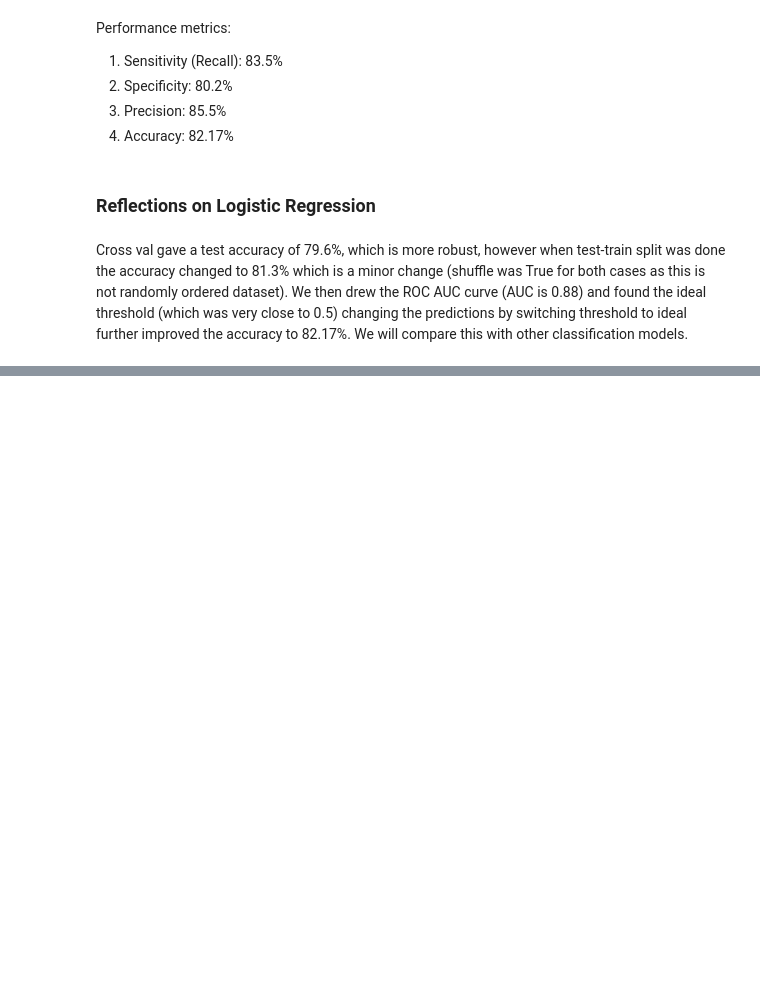
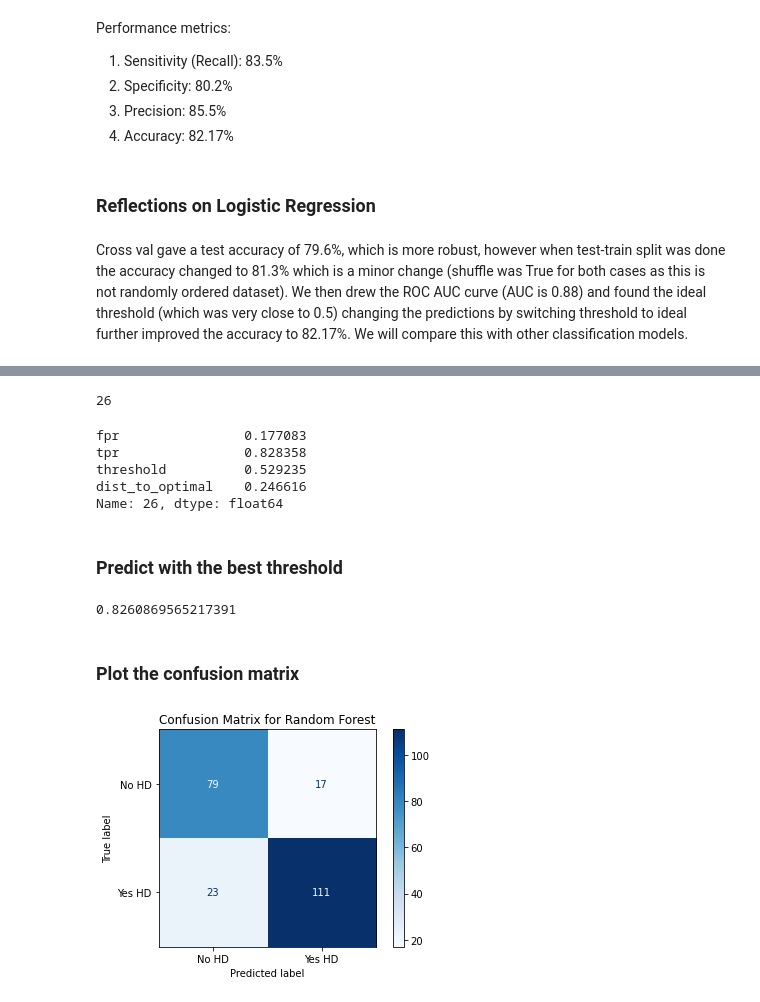
Before and after one commit to Nupur-Patil/ml_projects, a Jupyter notebook: heart_disease_prediction/notebooks/02_model_training.ipynb, the cells around one changed output, grey strips where cells are left out. Saved outputs shown, nothing was run; the diff lists cells and outputs as text; code cells hidden in the pictures; blank space fills up the shorter version.

```diff
--- a/heart_disease_prediction/notebooks/02_model_training.ipynb
+++ b/heart_disease_prediction/notebooks/02_model_training.ipynb
@@ -184,0 +298,4 @@ Cross val gave a test accuracy of 79.6%, which is more robust, however when test
+# %%
+curve = pd.DataFrame(data = {'fpr': fpr,'tpr':tpr, 'threshold':thresholds})
+curve['dist_to_optimal'] = np.sqrt((curve['fpr'] - 0)**2 + (curve['tpr'] - 1)**2)
+curve
@@ -184,0 +320,37 @@ Cross val gave a test accuracy of 79.6%, which is more robust, however when test
+# %%
+curve['dist_to_optimal'].idxmin()
+# %% [output]
+26
+# %%
+ideal_threshold = curve.iloc[26]
+ideal_threshold
+# %% [output]
+fpr                0.177083
+tpr                0.828358
+threshold          0.529235
+dist_to_optimal    0.246616
+Name: 26, dtype: float64
+# %% [markdown]
+### Predict with the best threshold
+# %%
+y_prob = best_rf_pipeline.predict_proba(x_test)[:,1]
+y_pred_opt_threshold = (y_prob >= ideal_threshold['threshold'])
+test_accuracy = accuracy_score(y_test, y_pred_opt_threshold)
+test_accuracy
+# %% [output]
+0.8260869565217391
+# %% [markdown]
+### Plot the confusion matrix
+# %%
+disp = ConfusionMatrixDisplay.from_predictions(
+    y_test,
+    y_pred_opt_threshold,
+    cmap=plt.cm.Blues,
+    display_labels=['No HD', 'Yes HD'],
+    normalize=None # Set to 'true', 'pred', or 'all' to normalize the counts
+)
+
+disp.ax_.set_title('Confusion Matrix for Random Forest')
+plt.show()
+# %% [output]
+[figure, added]
```
Also changed, not shown: parts of 26 cells of this notebook, 1 other file.
